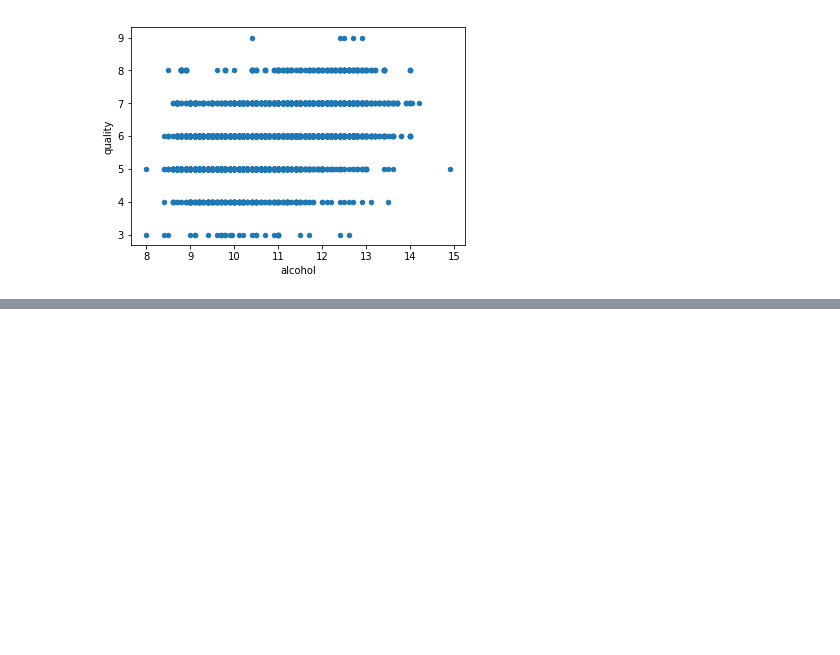
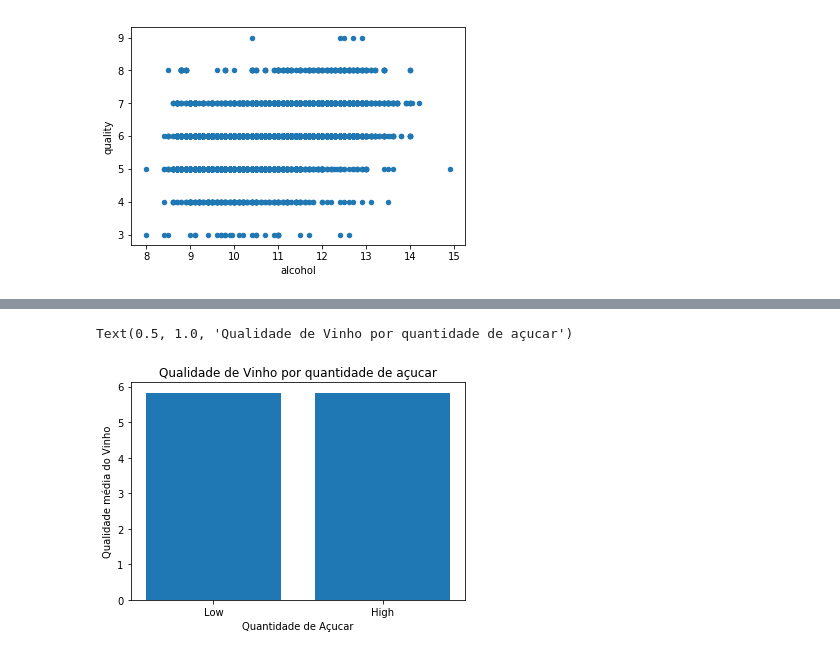
Before and after one commit to victoraugustosouza/jupyter_FDS1, a Jupyter notebook: victor.ipynb, the cells around one changed output, grey strips where cells are left out. Drawn from its saved outputs; the diff is of its cells as text; code cells hidden in the pictures; blank space fills up the shorter version.

```diff
--- a/victor.ipynb
+++ b/victor.ipynb
@@ -107,0 +160,12 @@ dt.plot(kind='scatter',x='alcohol',y='quality')
+# %%
+#graficos
+locations=[1,2]
+heights = [lows_quality,highs_quality]
+labels = ['Low','High']
+plt.bar(locations,heights,tick_label=labels)
+plt.ylabel('Qualidade média do Vinho')
+plt.xlabel('Quantidade de Açucar')
+plt.title('Qualidade de Vinho por quantidade de açucar')
+# %% [output]
+Text(0.5, 1.0, 'Qualidade de Vinho por quantidade de açucar')
+[figure, added]
```
Also changed, not shown: parts of 4 cells of this notebook.
